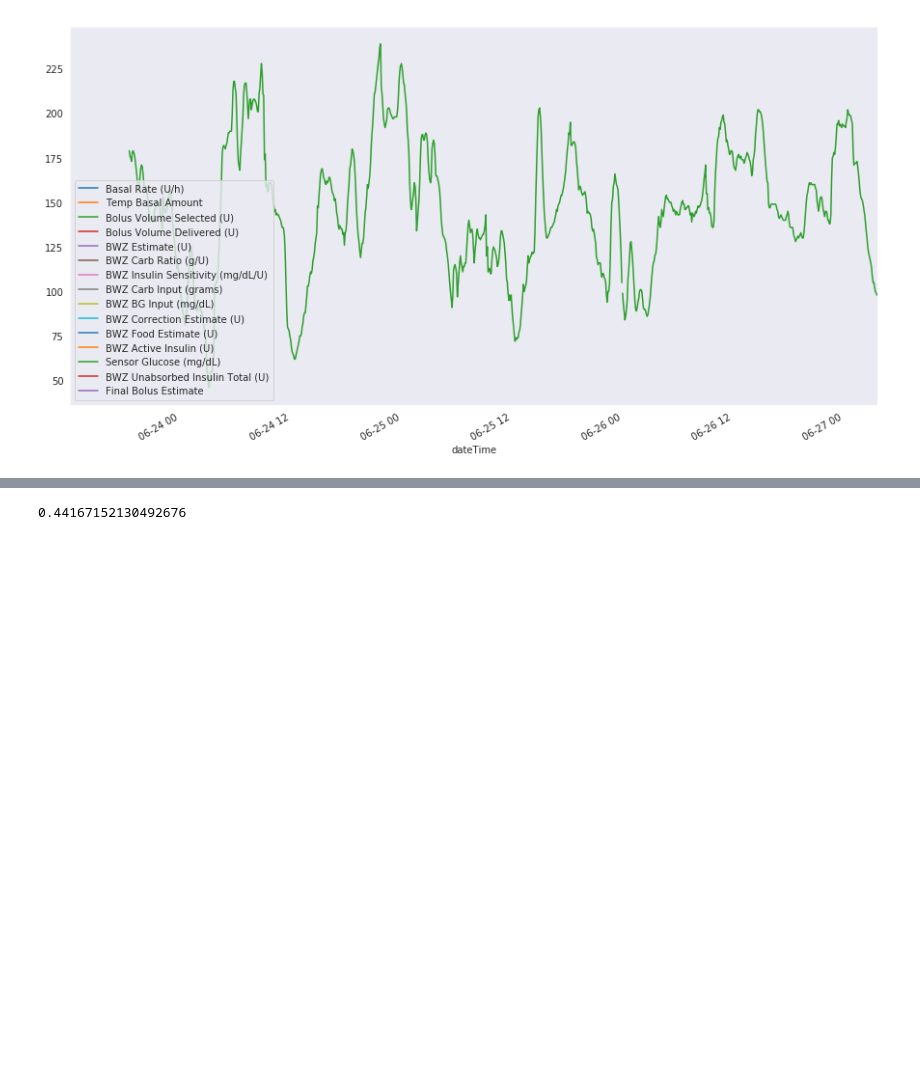
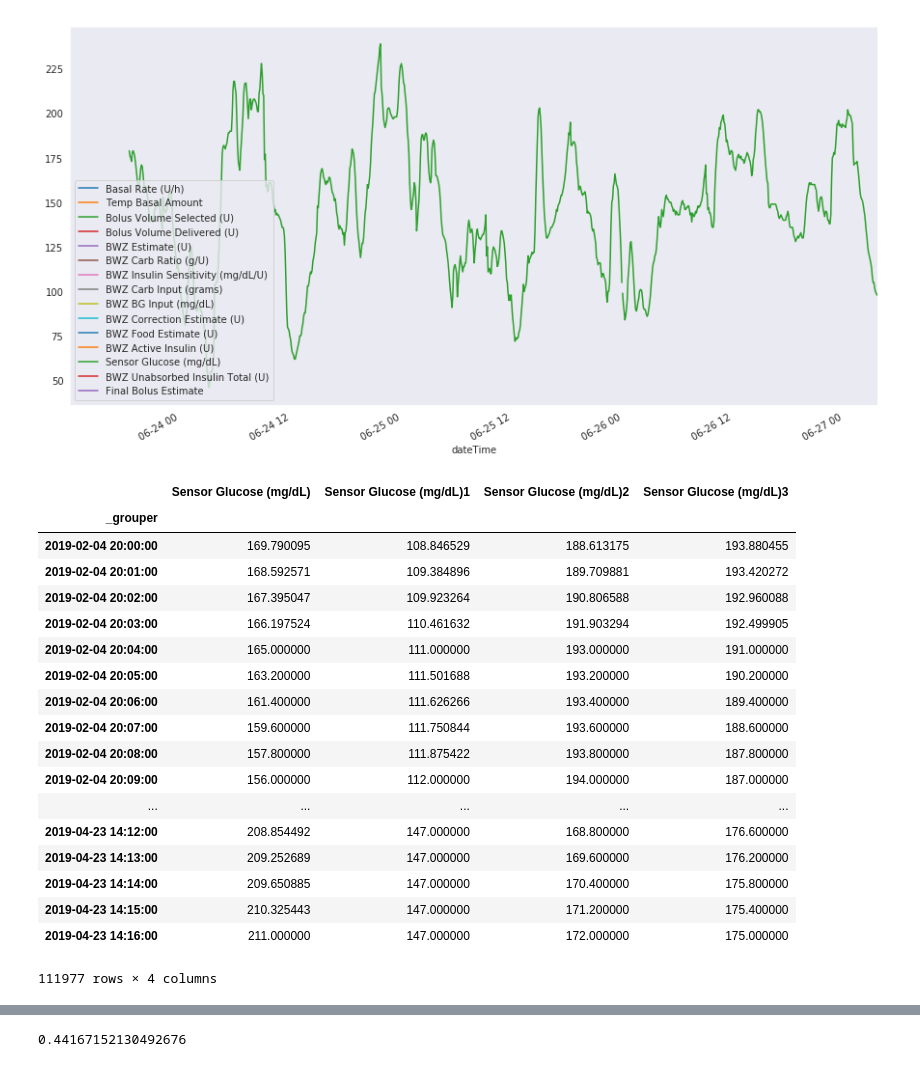
Before and after one commit to gmagannaDevelop/DiabManager, a Jupyter notebook: parse_carelink.ipynb, the cells around one changed output, grey strips where cells are left out. Drawn from its saved outputs; the diff is of its cells as text; code cells hidden in the pictures; blank space fills up the shorter version.

```diff
--- a/parse_carelink.ipynb
+++ b/parse_carelink.ipynb
@@ -614 +615,3 @@ hola = nn_format_df(first_half).dropna(how='any')
+# %%
+adios = nn_format_df(second_half_resampled).dropna(how='any')
 # %%
@@ -615,0 +621,22 @@ hola.to_csv('binaries/t03.csv')
+# %%
+adios
+# %% [output]
+|  | Sensor Glucose (mg/dL) | Sensor Glucose (mg/dL)1 | Sensor Glucose (mg/dL)2 | Sensor Glucose (mg/dL)3 |
+| _grouper |  |  |  |  |
+| 2019-02-04 20:00:00 | 169.790095 | 108.846529 | 188.613175 | 193.880455 |
+| 2019-02-04 20:01:00 | 168.592571 | 109.384896 | 189.709881 | 193.420272 |
+| 2019-02-04 20:02:00 | 167.395047 | 109.923264 | 190.806588 | 192.960088 |
+| 2019-02-04 20:03:00 | 166.197524 | 110.461632 | 191.903294 | 192.499905 |
+| 2019-02-04 20:04:00 | 165.000000 | 111.000000 | 193.000000 | 191.000000 |
+| 2019-02-04 20:05:00 | 163.200000 | 111.501688 | 193.200000 | 190.200000 |
+| 2019-02-04 20:06:00 | 161.400000 | 111.626266 | 193.400000 | 189.400000 |
+| 2019-02-04 20:07:00 | 159.600000 | 111.750844 | 193.600000 | 188.600000 |
+| 2019-02-04 20:08:00 | 157.800000 | 111.875422 | 193.800000 | 187.800000 |
+| 2019-02-04 20:09:00 | 156.000000 | 112.000000 | 194.000000 | 187.000000 |
+| ... | ... | ... | ... | ... |
+| 2019-04-23 14:12:00 | 208.854492 | 147.000000 | 168.800000 | 176.600000 |
+| 2019-04-23 14:13:00 | 209.252689 | 147.000000 | 169.600000 | 176.200000 |
+| 2019-04-23 14:14:00 | 209.650885 | 147.000000 | 170.400000 | 175.800000 |
+| 2019-04-23 14:15:00 | 210.325443 | 147.000000 | 171.200000 | 175.400000 |
+| 2019-04-23 14:16:00 | 211.000000 | 147.000000 | 172.000000 | 175.000000 |
+111977 rows × 4 columns
```
Also changed, not shown: parts of 8 cells of this notebook, 4 other files.
